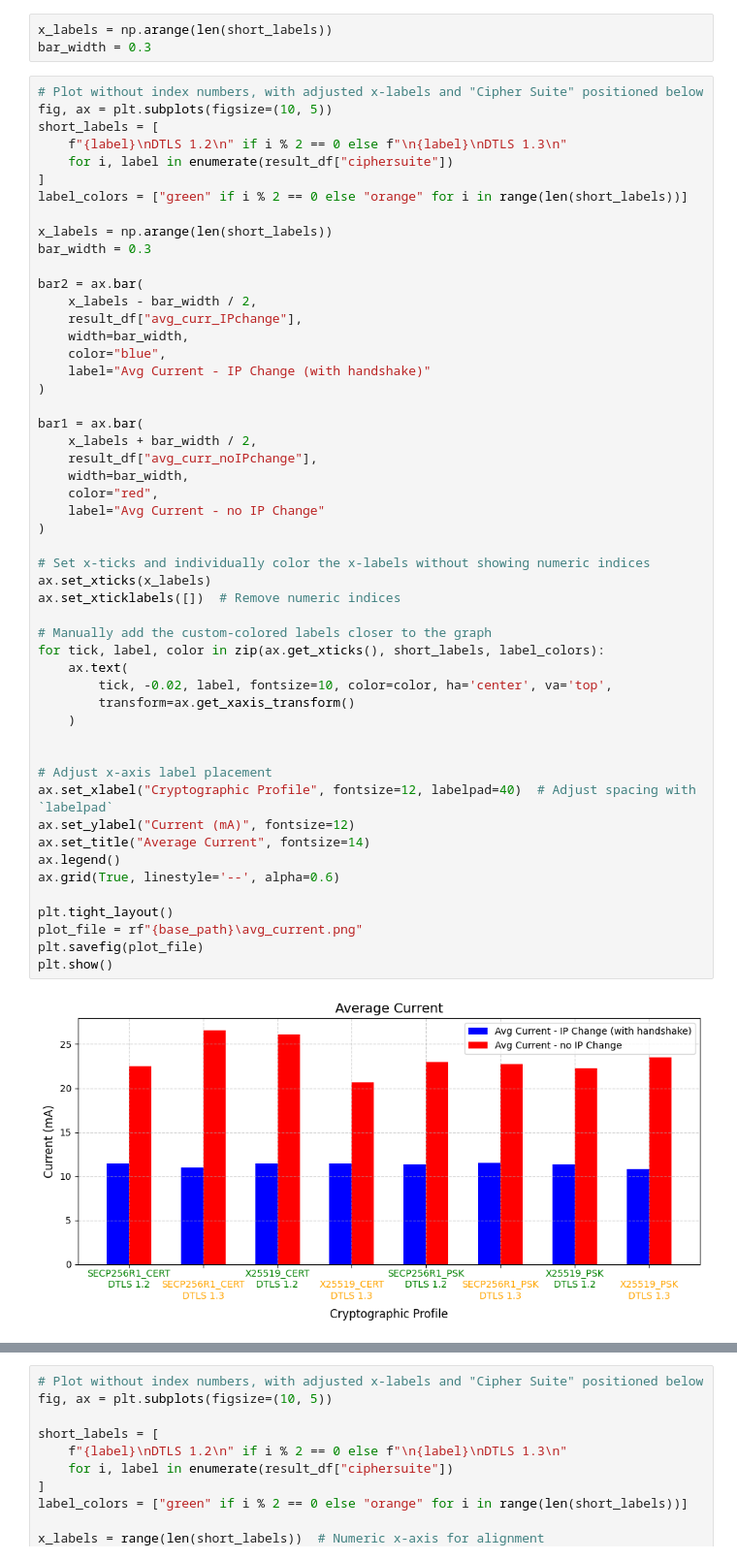
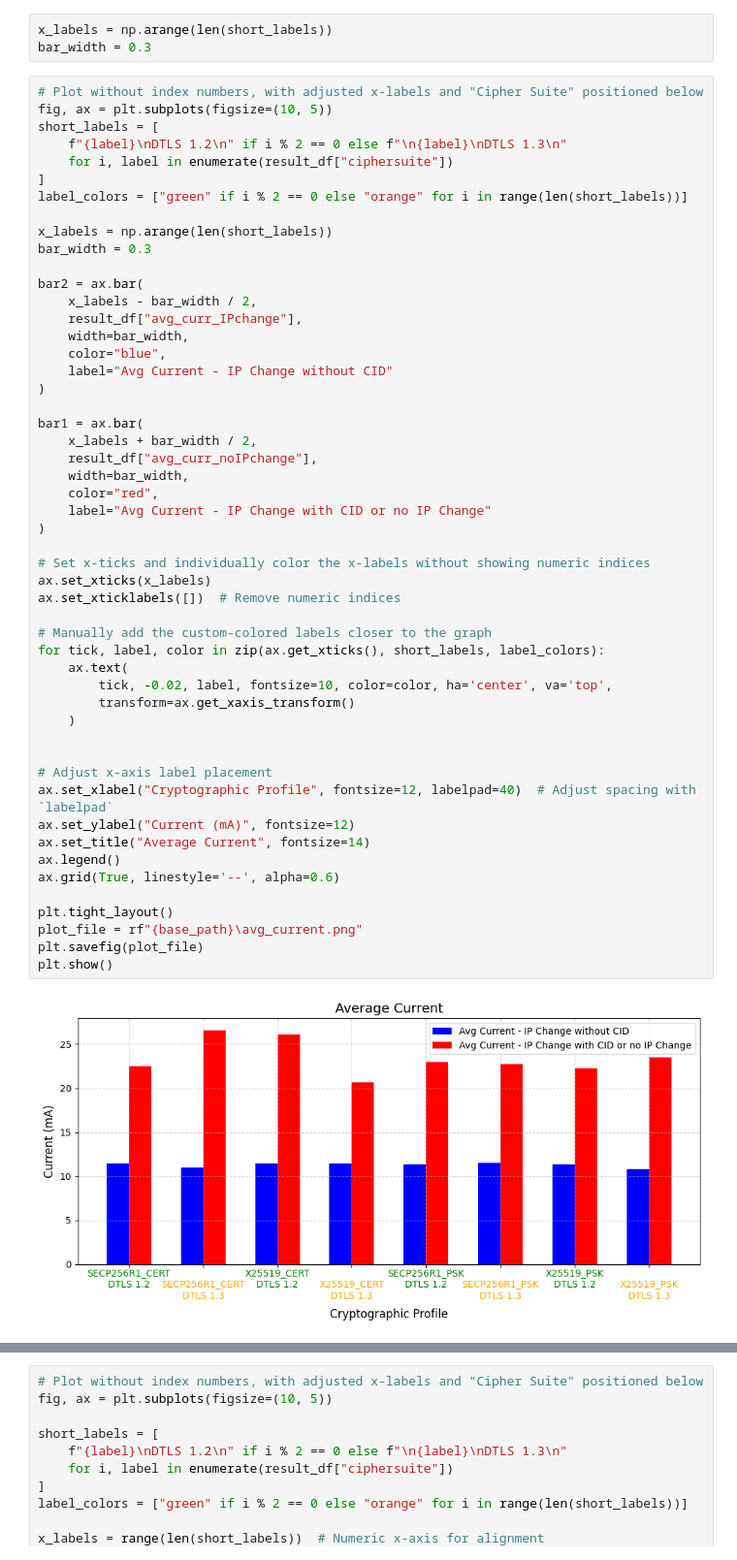
Before and after one commit to Johann-Zurner/DTLS_CoAP_Client, a Jupyter notebook: extra_thesis_material/python_plots.ipynb, the cells around one changed output, grey strips where cells are left out. Shown at 97% size. Drawn from its saved outputs; the diff is of its cells as text.

```diff
--- a/extra_thesis_material/python_plots.ipynb
+++ b/extra_thesis_material/python_plots.ipynb
@@ -1035,42 +1035,42 @@ bar2 = ax.bar(
     result_df["avg_curr_IPchange"],
     width=bar_width,
     color="blue",
-    label="Avg Current - IP Change (with handshake)"
+    label="Avg Current - IP Change without CID"
 )
 
 bar1 = ax.bar(
     x_labels + bar_width / 2,
     result_df["avg_curr_noIPchange"],
     width=bar_width,
     color="red",
-    label="Avg Current - no IP Change"
+    label="Avg Current - IP Change with CID or no IP Change"
 )
 
 # Set x-ticks and individually color the x-labels without showing numeric indices
 ax.set_xticks(x_labels)
 ax.set_xticklabels([])  # Remove numeric indices
 
 # Manually add the custom-colored labels closer to the graph
 for tick, label, color in zip(ax.get_xticks(), short_labels, label_colors):
     ax.text(
         tick, -0.02, label, fontsize=10, color=color, ha='center', va='top',
         transform=ax.get_xaxis_transform()
     )
 
 
 # Adjust x-axis label placement
 ax.set_xlabel("Cryptographic Profile", fontsize=12, labelpad=40)  # Adjust spacing with `labelpad`
 ax.set_ylabel("Current (mA)", fontsize=12)
 ax.set_title("Average Current", fontsize=14)
 ax.legend()
 ax.grid(True, linestyle='--', alpha=0.6)
 
 plt.tight_layout()
 plot_file = rf"{base_path}\avg_current.png"
 plt.savefig(plot_file)
 plt.show()
 # %% [output]
-[figure, old version]
+[figure, new version]
 # %%
 # Plot without index numbers, with adjusted x-labels and "Cipher Suite" positioned below
 fig, ax = plt.subplots(figsize=(10, 5))
```
Also changed, not shown: parts of 5 cells of this notebook.
